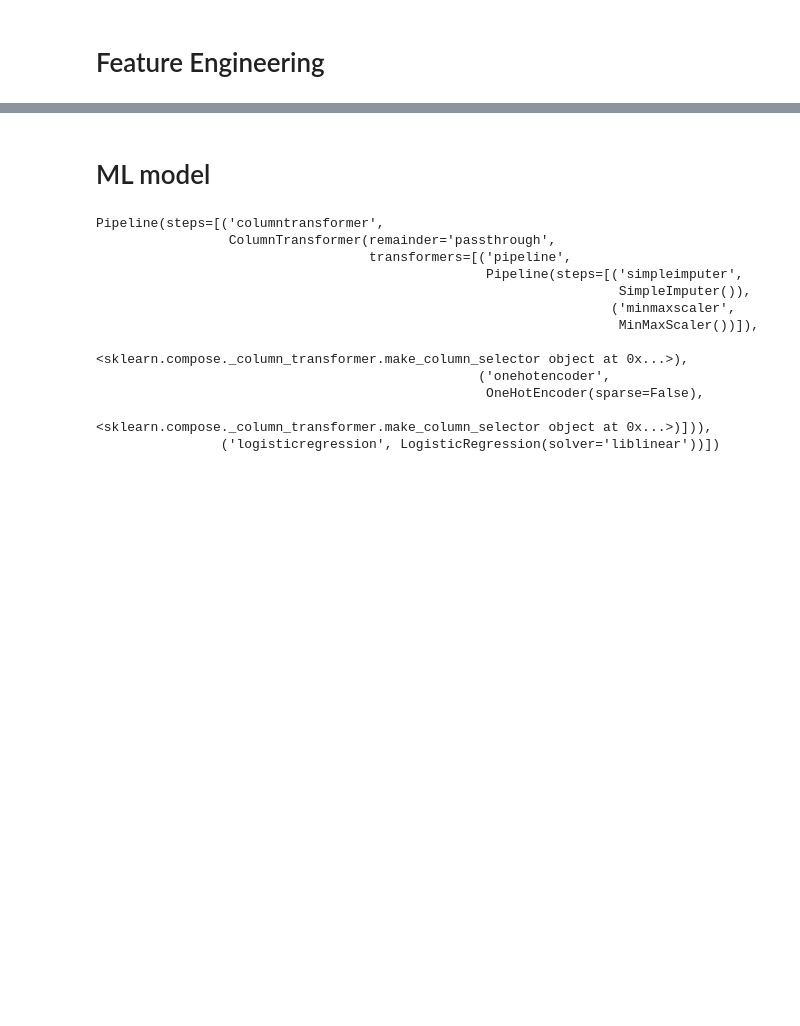
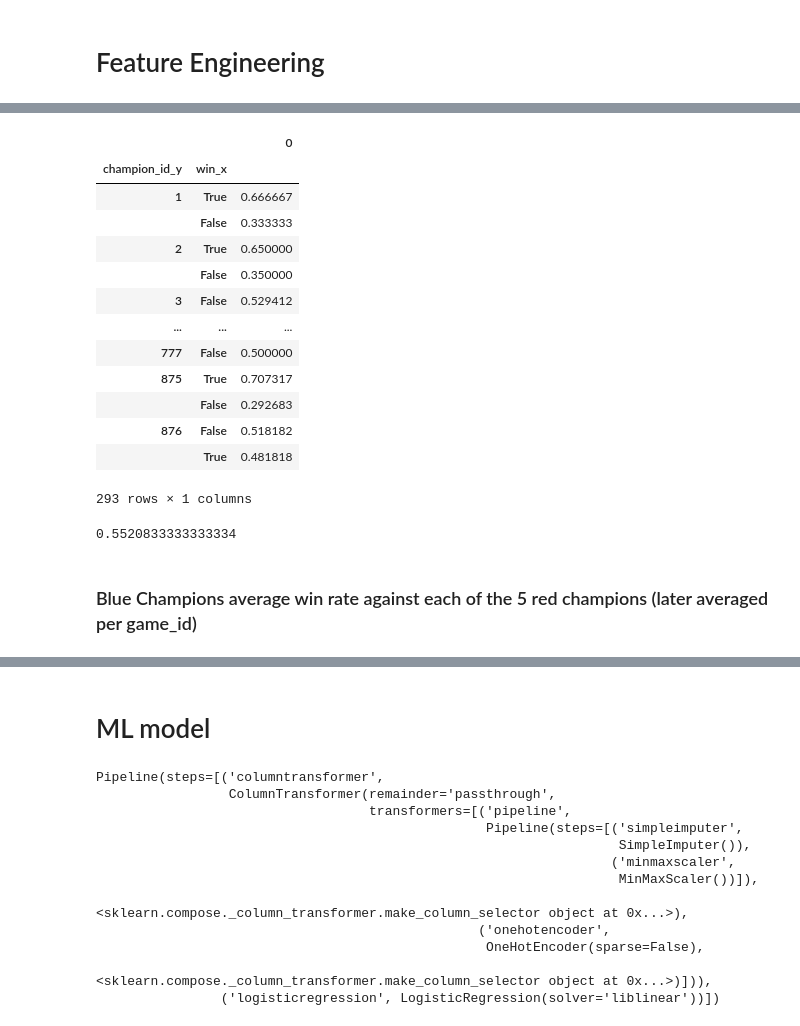
Before and after one commit to stephanyvargas/LoL_winner_predictor, a Jupyter notebook: notebooks/feature_engineer_Stephy.ipynb, the cells around one changed output, grey strips where cells are left out. Drawn from its saved outputs; the diff is of its cells as text; code cells hidden in the pictures; blank space fills up the shorter version.

```diff
--- a/notebooks/feature_engineer_Stephy.ipynb
+++ b/notebooks/feature_engineer_Stephy.ipynb
@@ -155,0 +143,23 @@ float(rate_champion_vs_champion.loc[(12, 201, True)])
+# %%
+rate_champion_vs_champion.loc[(12)]
+# %% [output]
+|  |  | 0 |
+| champion_id_y | win_x |  |
+| 1 | True | 0.666667 |
+|  | False | 0.333333 |
+| 2 | True | 0.650000 |
+|  | False | 0.350000 |
+| 3 | False | 0.529412 |
+| ... | ... | ... |
+| 777 | False | 0.500000 |
+| 875 | True | 0.707317 |
+|  | False | 0.292683 |
+| 876 | False | 0.518182 |
+|  | True | 0.481818 |
+293 rows × 1 columns
+# %%
+float(rate_champion_vs_champion.loc[(12, 201, True)])
+# %% [output]
+0.5520833333333334
+# %% [markdown]
+### Blue Champions average win rate against each of the 5 red champions (later averaged per game_id)
```
Also changed, not shown: parts of 34 cells of this notebook.
